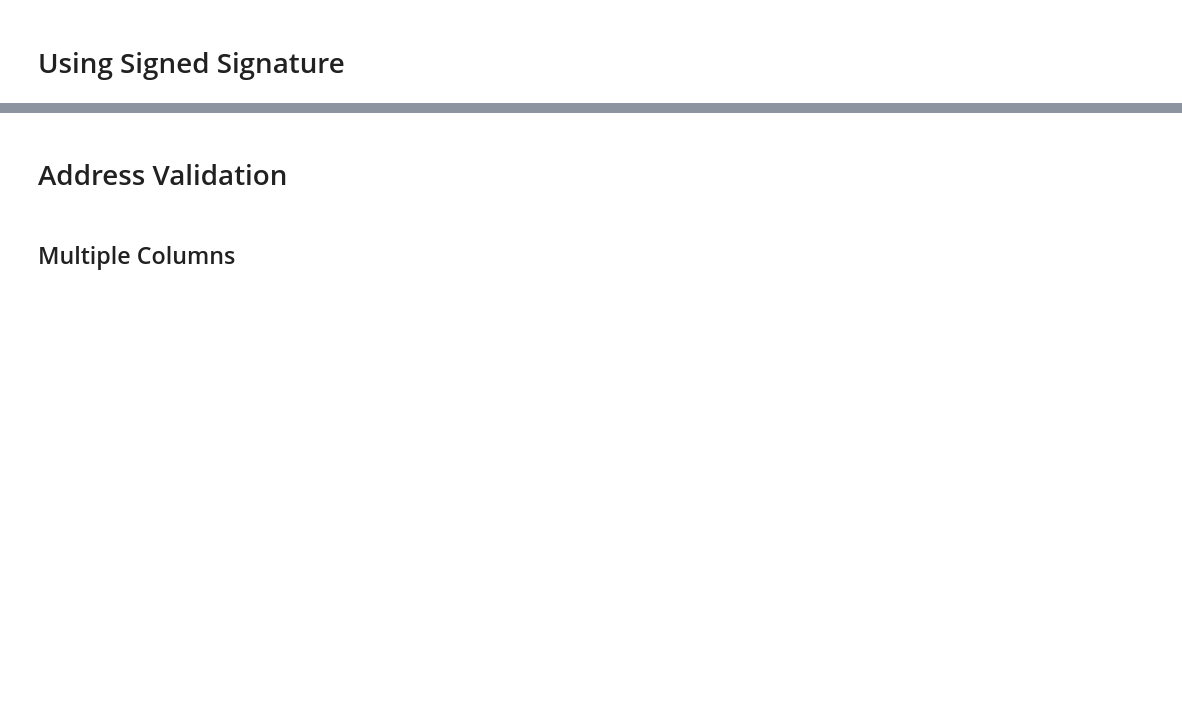
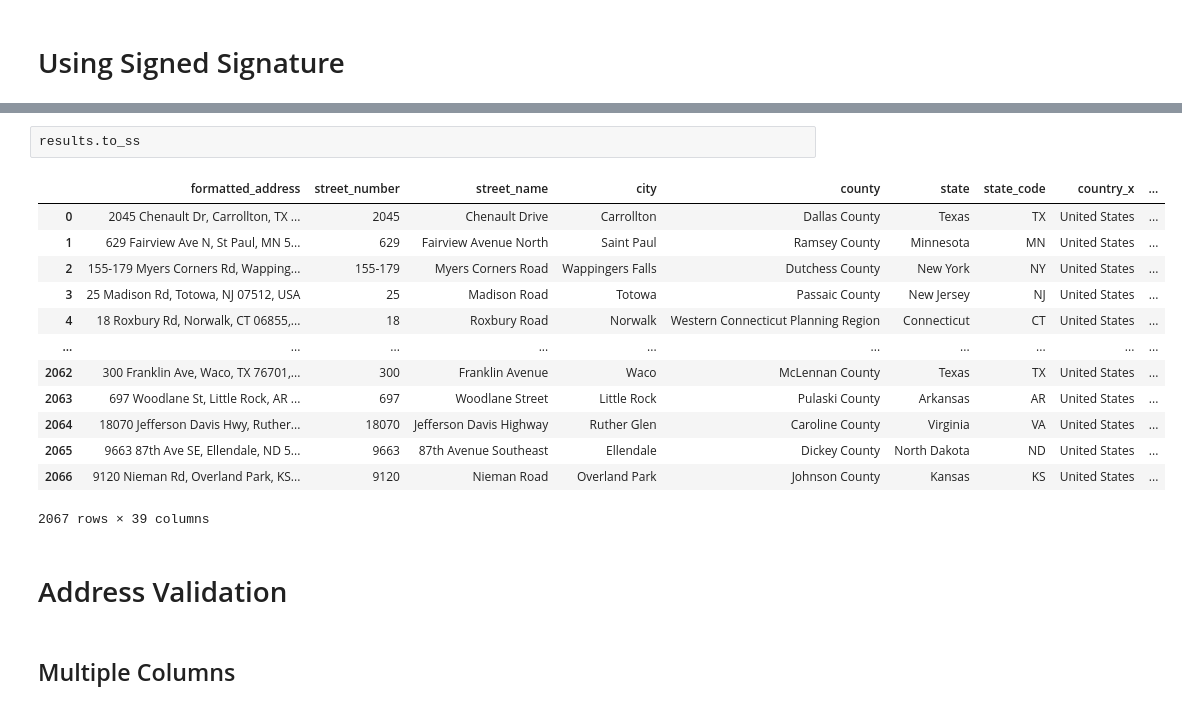
Before and after one commit to MVanDenburg92/Google_Maps_Geocoder, a Jupyter notebook: Examples/Google_Maps_Geocoder_Test.ipynb, the cells around one changed output, grey strips where cells are left out. Drawn from its saved outputs; the diff is of its cells as text; blank space fills up the shorter version.

```diff
--- a/Examples/Google_Maps_Geocoder_Test.ipynb
+++ b/Examples/Google_Maps_Geocoder_Test.ipynb
@@ -97,3 +153,19 @@ Google geocoding results have been saved to geocoded_results_signed_url.csv
+# %%
+results.to_ss
+# %% [output]
+|  | formatted_address | street_number | street_name | city | county | state | state_code | country_x | ... |
+| 0 | 2045 Chenault Dr, Carrollton, TX ... | 2045 | Chenault Drive | Carrollton | Dallas County | Texas | TX | United States | ... |
+| 1 | 629 Fairview Ave N, St Paul, MN 5... | 629 | Fairview Avenue North | Saint Paul | Ramsey County | Minnesota | MN | United States | ... |
+| 2 | 155-179 Myers Corners Rd, Wapping... | 155-179 | Myers Corners Road | Wappingers Falls | Dutchess County | New York | NY | United States | ... |
+| 3 | 25 Madison Rd, Totowa, NJ 07512, USA | 25 | Madison Road | Totowa | Passaic County | New Jersey | NJ | United States | ... |
+| 4 | 18 Roxbury Rd, Norwalk, CT 06855,... | 18 | Roxbury Road | Norwalk | Western Connecticut Planning Region | Connecticut | CT | United States | ... |
+| ... | ... | ... | ... | ... | ... | ... | ... | ... | ... |
+| 2062 | 300 Franklin Ave, Waco, TX 76701,... | 300 | Franklin Avenue | Waco | McLennan County | Texas | TX | United States | ... |
+| 2063 | 697 Woodlane St, Little Rock, AR ... | 697 | Woodlane Street | Little Rock | Pulaski County | Arkansas | AR | United States | ... |
+| 2064 | 18070 Jefferson Davis Hwy, Ruther... | 18070 | Jefferson Davis Highway | Ruther Glen | Caroline County | Virginia | VA | United States | ... |
+| 2065 | 9663 87th Ave SE, Ellendale, ND 5... | 9663 | 87th Avenue Southeast | Ellendale | Dickey County | North Dakota | ND | United States | ... |
+| 2066 | 9120 Nieman Rd, Overland Park, KS... | 9120 | Nieman Road | Overland Park | Johnson County | Kansas | KS | United States | ... |
+2067 rows × 39 columns
 # %% [markdown]
 # Address Validation
 # %% [markdown]
```
Also changed, not shown: parts of 4 cells of this notebook, 6 other files.
